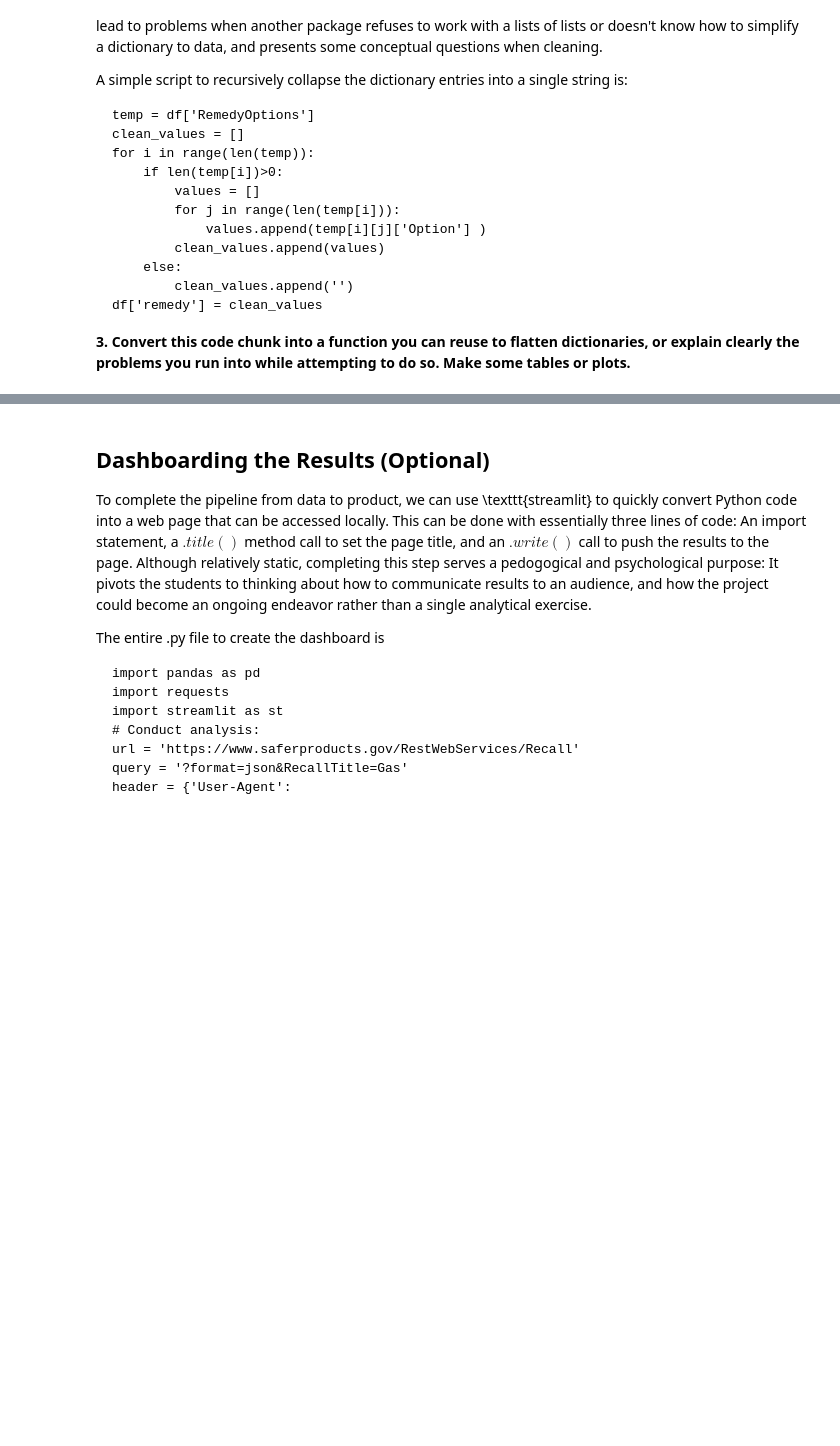
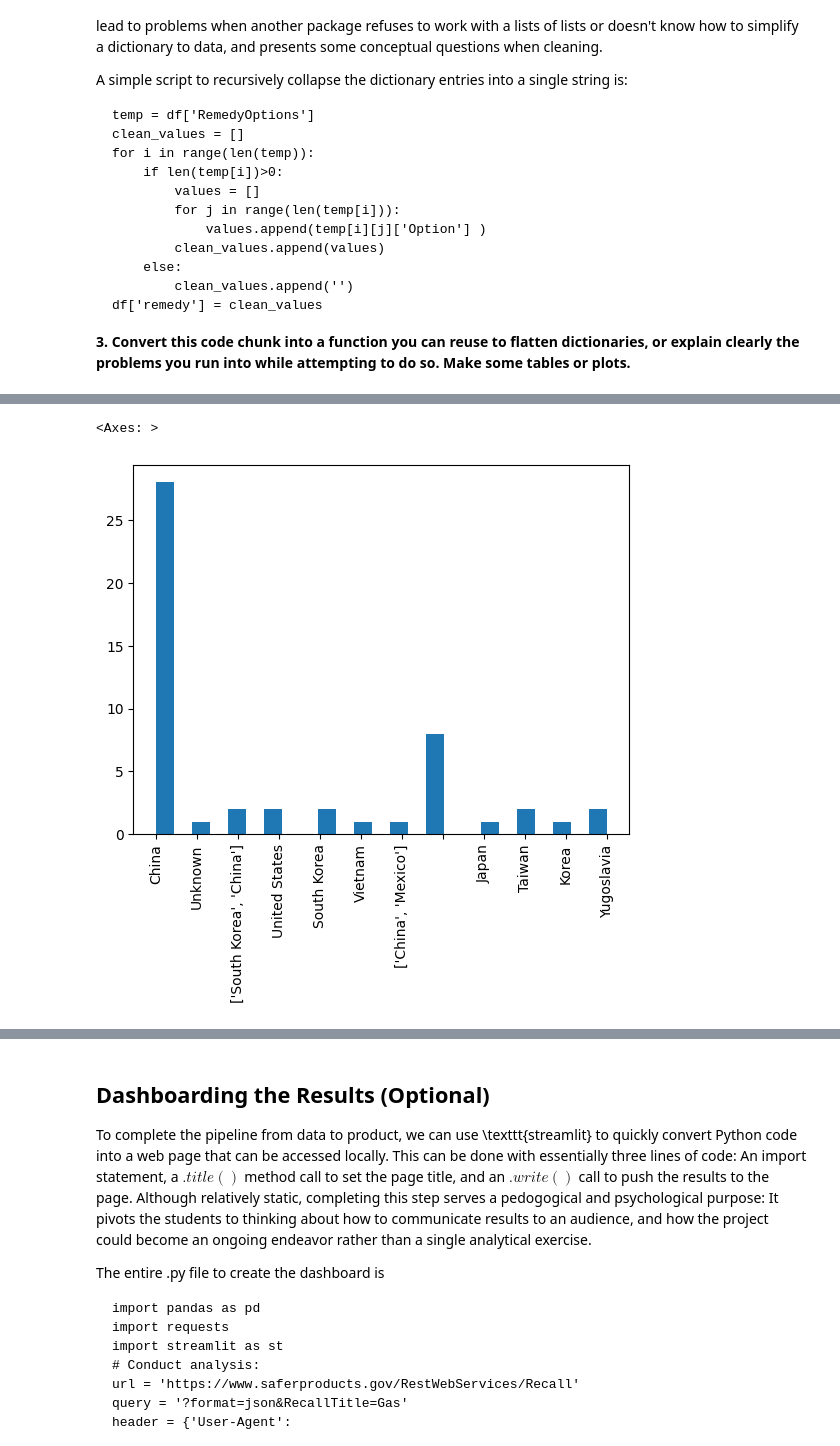
Before and after one commit to lynnido/labs, a Jupyter notebook: Lab_assignment_notebook.ipynb, the cells around one changed output, grey strips where cells are left out. Drawn from its saved outputs; the diff is of its cells as text; code cells hidden in the pictures; blank space fills up the shorter version.

```diff
--- a/Lab_assignment_notebook.ipynb
+++ b/Lab_assignment_notebook.ipynb
@@ -271,0 +322,5 @@ xtab = pd.crosstab(df['remedy'],df['mnf_country'])
+# %%
+df['mnf_country'].hist(grid=False, xrot=90, bins=25)
+# %% [output]
+<Axes: >
+[figure, added]
```
Also changed, not shown: parts of 20 cells of this notebook.
